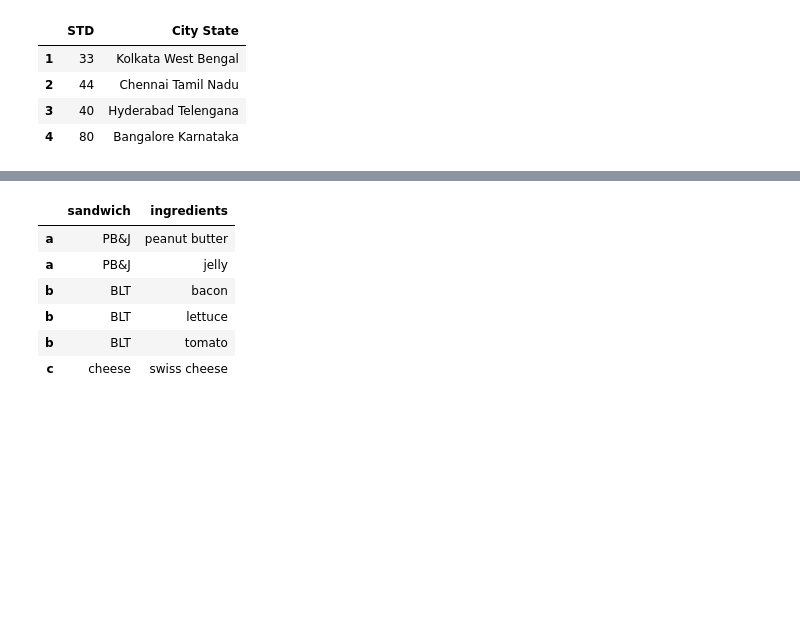
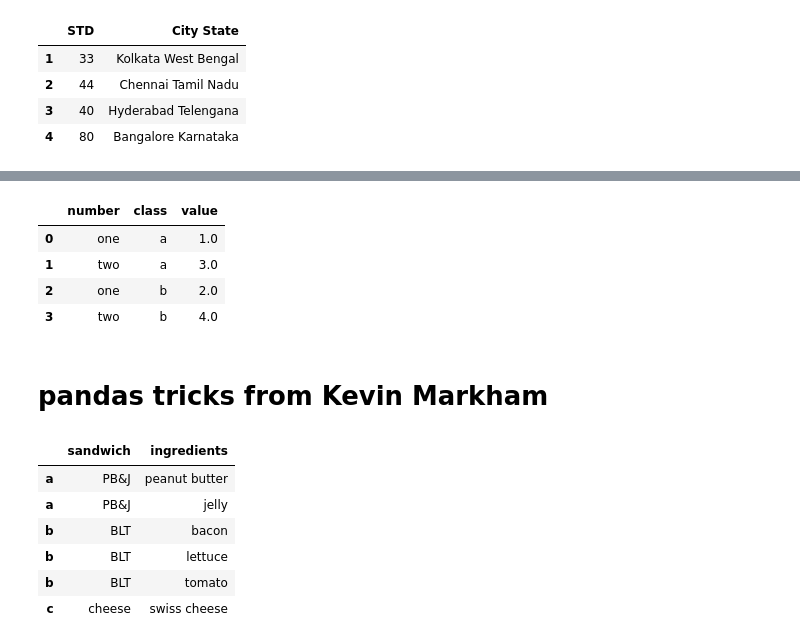
Before and after one commit to YLTsai0609/pandas_101, a Jupyter notebook: Solution.ipynb, the cells around one changed output, grey strips where cells are left out. Cells and saved outputs as stored; diff of their text form; code cells hidden in the pictures; blank space fills up the shorter version.

```diff
--- a/notebook.ipynb
+++ b/Solution.ipynb
@@ -1572,3 +1630,27 @@ df_out
+# %%
+# unstack
+# 處理multi-index
+# make the MiltiIndex series display as tidy dataframe like : columns:['number','class','value']
+index = pd.MultiIndex.from_tuples([('one', 'a'), ('one', 'b'),
+                                    ('two', 'a'), ('two', 'b')])
+s = pd.Series(np.arange(1.0, 5.0), index=index)
+
+def get_tidy_df(s):
+    tmp = s.unstack().reset_index().rename(columns={'index':'number'})
+    tmp = tmp.melt(id_vars=['number'],
+                   var_name=['class'],
+                   value_name='value')
+    return tmp
+
+get_tidy_df(s)
+# %% [output]
+|  | number | class | value |
+| 0 | one | a | 1.0 |
+| 1 | two | a | 3.0 |
+| 2 | one | b | 2.0 |
+| 3 | two | b | 4.0 |
+# %% [markdown]
+# pandas tricks from Kevin Markham
 # %%
 # pandas tricks from Kevin Markham
 # Does your Series contain lists of itrms?
```
Also changed, not shown: parts of 39 cells of this notebook, 1 other file.
